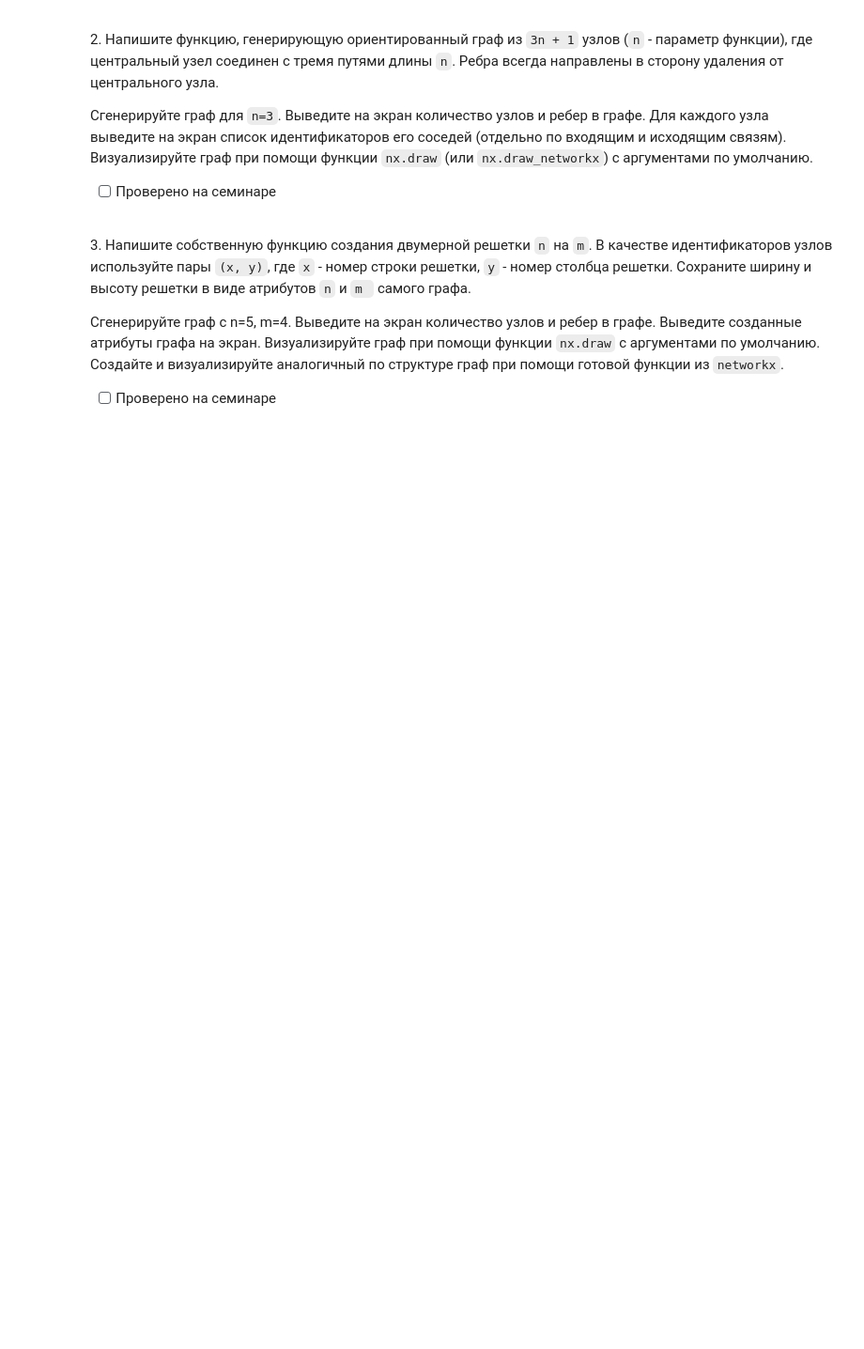
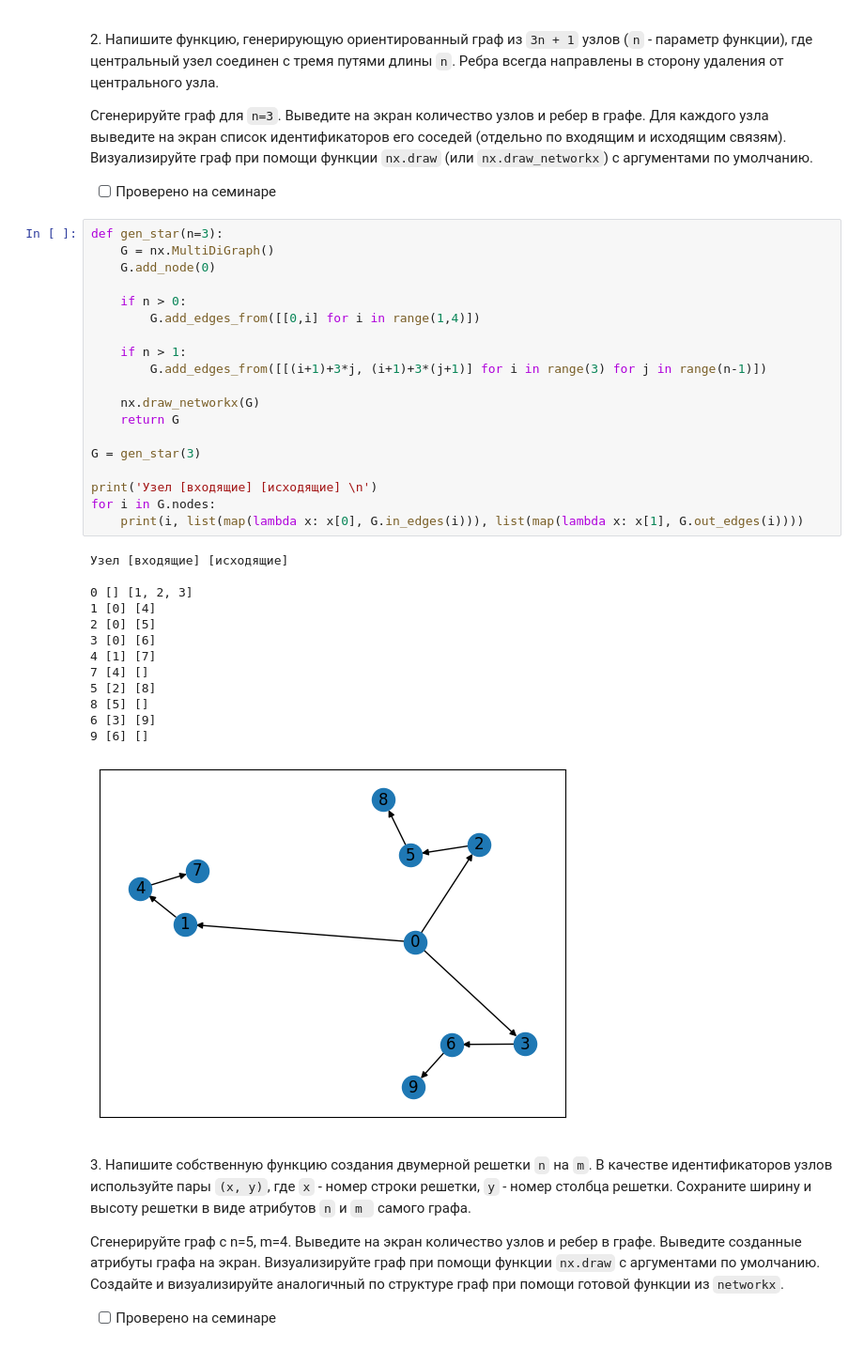
Before and after one commit to Ackrome/FU, a Jupyter notebook: Course_3/SA(C)/01_nx_graph.ipynb, the cells around one changed output. Shown at 94% size. Drawn from its saved outputs; the diff is of its cells as text; blank space fills up the shorter version.

```diff
--- a/Course_3/SA(C)/01_nx_graph.ipynb
+++ b/Course_3/SA(C)/01_nx_graph.ipynb
@@ -53,6 +90,39 @@ __Авторы задач: Макрушин С.В (SVMakrushin@fa.ru), Блох
 Сгенерируйте граф для `n=3`. Выведите на экран количество узлов и ребер в графе. Для каждого узла выведите на экран список идентификаторов его соседей (отдельно по входящим и исходящим связям). Визуализируйте граф при помощи функции `nx.draw`  (или `nx.draw_networkx`) с аргументами по умолчанию.
 
 - [ ] Проверено на семинаре
+# %%
+def gen_star(n=3):
+    G = nx.MultiDiGraph()
+    G.add_node(0)
+
+    if n > 0:
+        G.add_edges_from([[0,i] for i in range(1,4)])
+
+    if n > 1:
+        G.add_edges_from([[(i+1)+3*j, (i+1)+3*(j+1)] for i in range(3) for j in range(n-1)])
+
+    nx.draw_networkx(G)
+    return G
+
+G = gen_star(3)
+
+print('Узел [входящие] [исходящие] \n')
+for i in G.nodes:
+    print(i, list(map(lambda x: x[0], G.in_edges(i))), list(map(lambda x: x[1], G.out_edges(i))))
+# %% [output]
+Узел [входящие] [исходящие]
+
+0 [] [1, 2, 3]
+1 [0] [4]
+2 [0] [5]
+3 [0] [6]
+4 [1] [7]
+7 [4] []
+5 [2] [8]
+8 [5] []
+6 [3] [9]
+9 [6] []
+[figure, added]
 # %% [markdown]
 <p class="task" id="3"></p>
 
```
Also changed, not shown: parts of 4 cells of this notebook, 2 other files.
